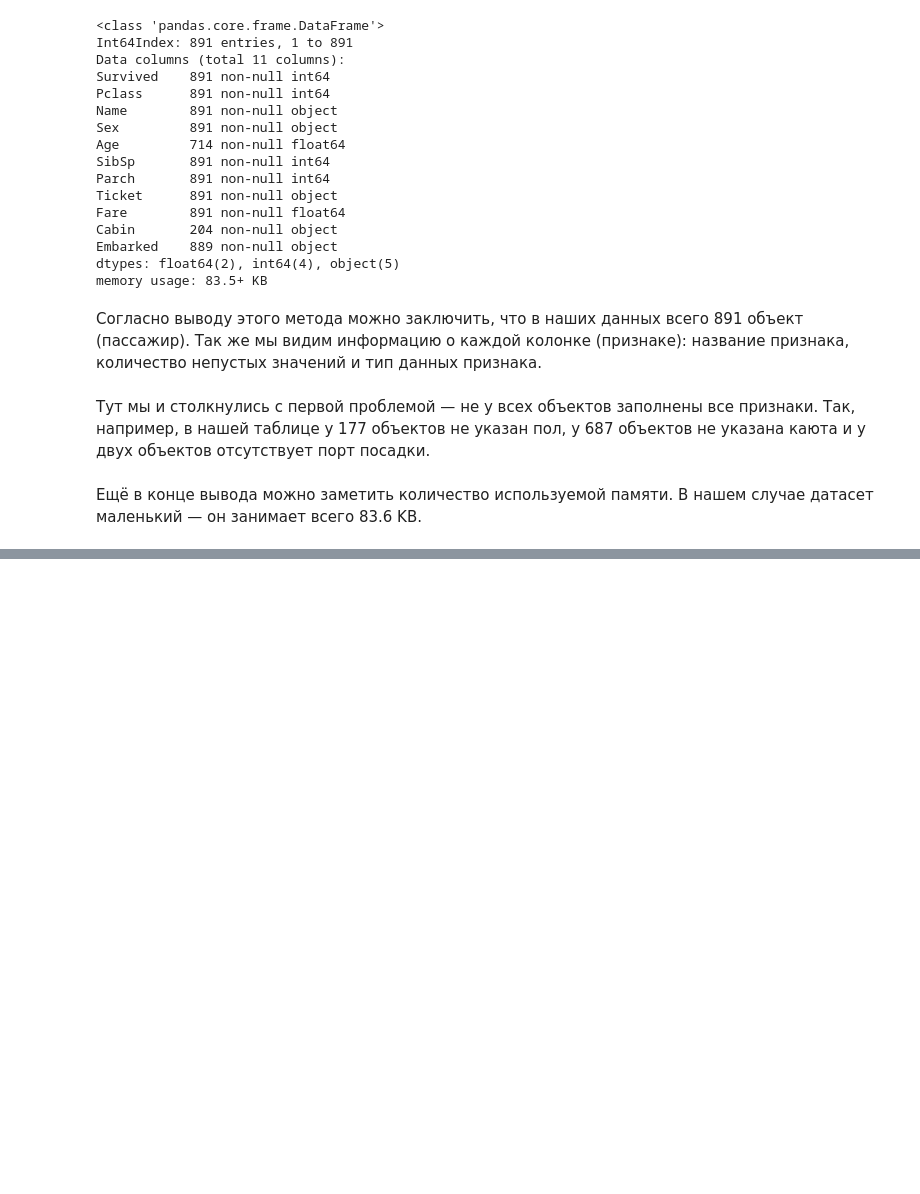
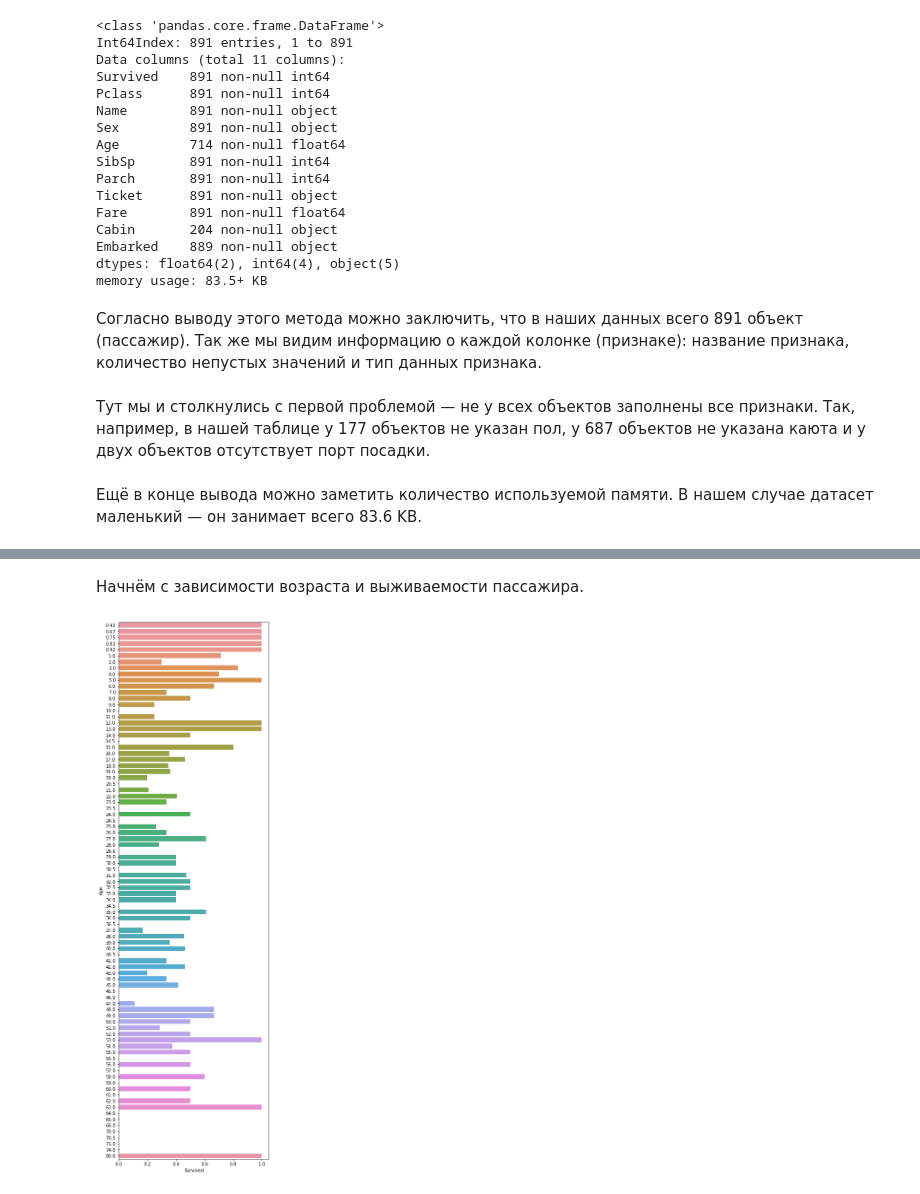
Before and after one commit to batogov/ml-coursework, a Jupyter notebook: coursework.ipynb, the cells around one changed output, grey strips where cells are left out. Drawn from its saved outputs; the diff is of its cells as text; code cells hidden in the pictures; blank space fills up the shorter version.

```diff
--- a/coursework.ipynb
+++ b/coursework.ipynb
@@ -104,0 +176,8 @@ memory usage: 83.5+ KB
+# %% [markdown]
+Начнём с зависимости возраста и выживаемости пассажира.
+# %%
+fig, axis1 = plt.subplots(1, 1, figsize=(6, 22))
+average_age = data[['Age', 'Survived']].groupby(['Age'],as_index=False).mean()
+ax = seaborn.barplot(x='Survived', y='Age', data=average_age, orient='h')
+# %% [output]
+[figure, added]
```
Also changed, not shown: parts of 46 cells of this notebook.
